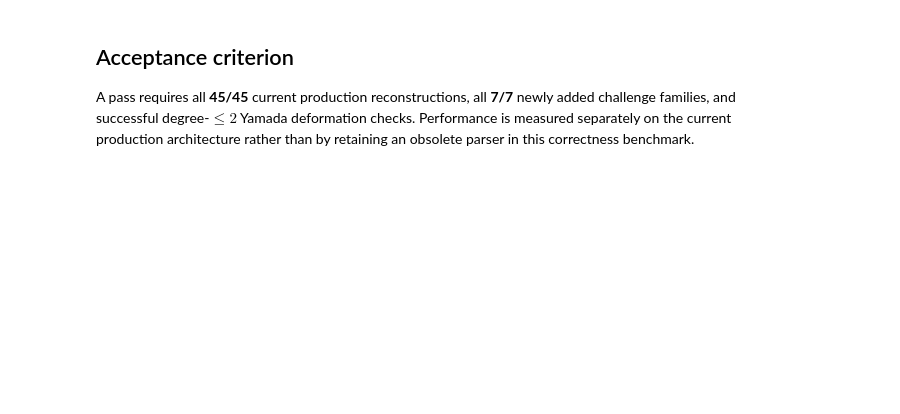
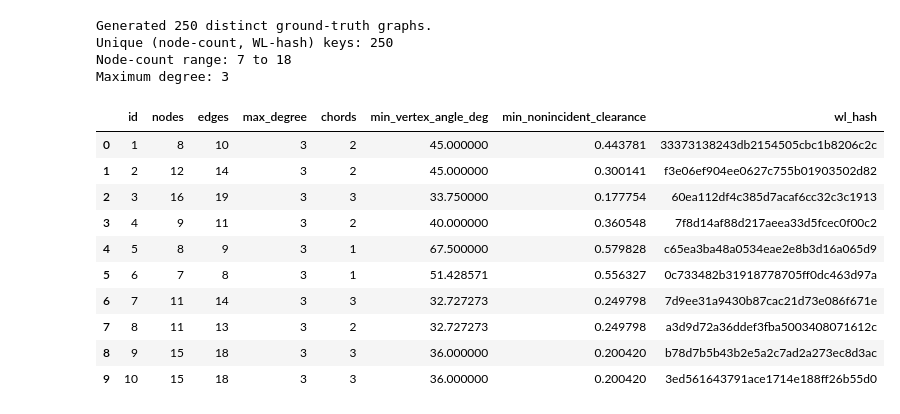
Before and after one commit to sarinstein-yan/KnottedGraph, a Jupyter notebook: User_guide/benchmarks/04_synthetic_ground_truth_validation.ipynb, the cells around one changed output. Cells and saved outputs as stored; diff of their text form; code cells hidden in the pictures; blank space fills up the shorter version.

Commit message:
Update Yamada benchmark results

```diff
--- a/User_guide/benchmarks/04_synthetic_ground_truth_validation.ipynb
+++ b/User_guide/benchmarks/04_synthetic_ground_truth_validation.ipynb
@@ -47,4 +126,0 @@ assert 'PASS: 45/45 current reconstructions and degree<=2 Yamada checks.' in pro
-# %% [markdown]
-## Acceptance criterion
-
-A pass requires all **45/45** current production reconstructions, all **7/7** newly added challenge families, and successful degree-$\le2$ Yamada deformation checks. Performance is measured separately on the current production architecture rather than by retaining an obsolete parser in this correctness benchmark.
@@ -50,0 +393,56 @@ A pass requires all **45/45** current production reconstructions, all **7/7** ne
+# %%
+ground_truths = generate_distinct_ground_truths(
+    N_GROUND_TRUTH,
+    seed=RANDOM_SEED,
+)
+
+catalogue = pd.DataFrame(
+    [
+        {
+            "id": row["id"],
+            "nodes": row["n_nodes"],
+            "edges": row["n_edges"],
+            "max_degree": row["max_degree"],
+            "chords": row["n_chords"],
+            "min_vertex_angle_deg": row["min_vertex_angle_deg"],
+            "min_nonincident_clearance": row["min_nonincident_clearance"],
+            "wl_hash": row["wl_hash"],
+        }
+        for row in ground_truths
+    ]
+)
+
+print(f"Generated {len(ground_truths)} distinct ground-truth graphs.")
+print(
+    "Unique (node-count, WL-hash) keys:",
+    catalogue[["nodes", "wl_hash"]].drop_duplicates().shape[0],
+)
+print(
+    "Node-count range:",
+    int(catalogue["nodes"].min()),
+    "to",
+    int(catalogue["nodes"].max()),
+)
+print("Maximum degree:", int(catalogue["max_degree"].max()))
+
+display(catalogue.head(10))
+
+assert len(ground_truths) == N_GROUND_TRUTH
+assert catalogue[["nodes", "wl_hash"]].drop_duplicates().shape[0] == N_GROUND_TRUTH
+assert int(catalogue["max_degree"].max()) <= MAX_ALLOWED_DEGREE
+# %% [output]
+Generated 250 distinct ground-truth graphs.
+Unique (node-count, WL-hash) keys: 250
+Node-count range: 7 to 18
+Maximum degree: 3
+|  | id | nodes | edges | max_degree | chords | min_vertex_angle_deg | min_nonincident_clearance | wl_hash |
+| 0 | 1 | 8 | 10 | 3 | 2 | 45.000000 | 0.443781 | 33373138243db2154505cbc1b8206c2c |
+| 1 | 2 | 12 | 14 | 3 | 2 | 45.000000 | 0.300141 | f3e06ef904ee0627c755b01903502d82 |
+| 2 | 3 | 16 | 19 | 3 | 3 | 33.750000 | 0.177754 | 60ea112df4c385d7acaf6cc32c3c1913 |
+| 3 | 4 | 9 | 11 | 3 | 2 | 40.000000 | 0.360548 | 7f8d14af88d217aeea33d5fcec0f00c2 |
+| 4 | 5 | 8 | 9 | 3 | 1 | 67.500000 | 0.579828 | c65ea3ba48a0534eae2e8b3d16a065d9 |
+| 5 | 6 | 7 | 8 | 3 | 1 | 51.428571 | 0.556327 | 0c733482b31918778705ff0dc463d97a |
+| 6 | 7 | 11 | 14 | 3 | 3 | 32.727273 | 0.249798 | 7d9ee31a9430b87cac21d73e086f671e |
+| 7 | 8 | 11 | 13 | 3 | 2 | 32.727273 | 0.249798 | a3d9d72a36ddef3fba5003408071612c |
+| 8 | 9 | 15 | 18 | 3 | 3 | 36.000000 | 0.200420 | b78d7b5b43b2e5a2c7ad2a273ec8d3ac |
+| 9 | 10 | 15 | 18 | 3 | 3 | 36.000000 | 0.200420 | 3ed561643791ace1714e188ff26b55d0 |
```
Also changed, not shown: parts of 11 cells of this notebook, 24 other files.
